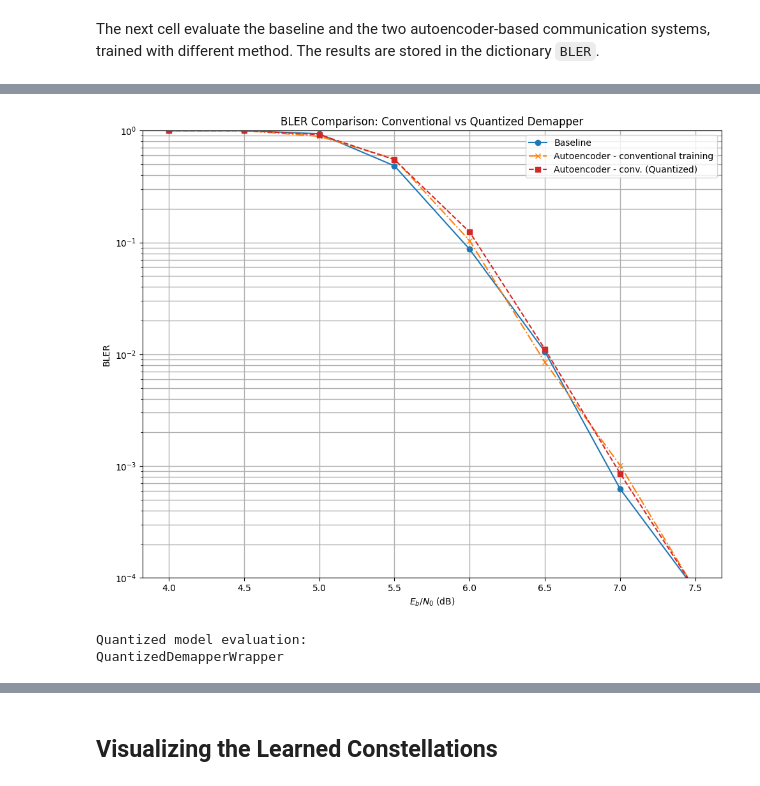
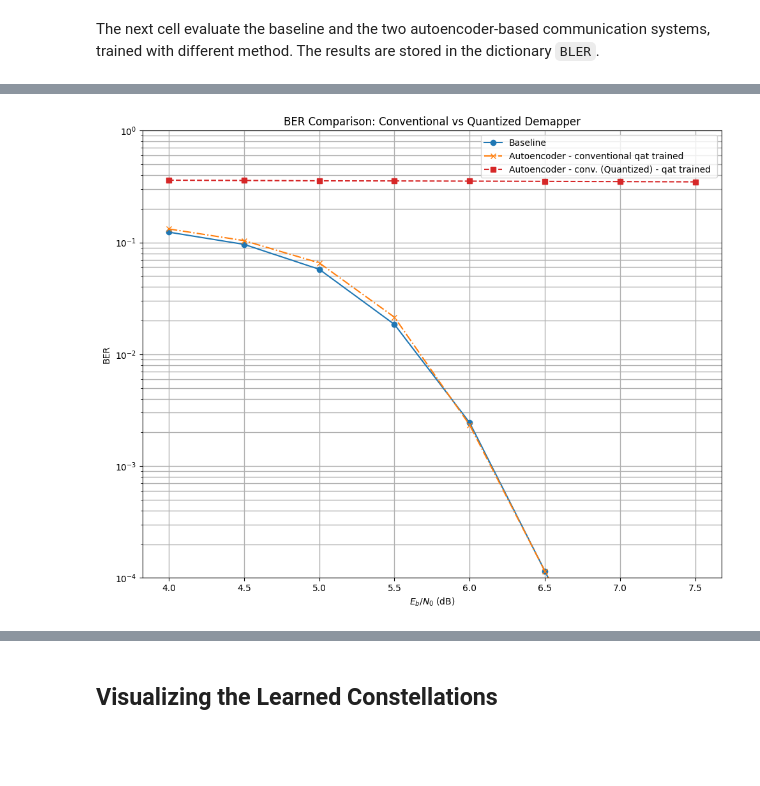
Before and after one commit to Joboreh97/demo-repo, a Jupyter notebook: tutorials/phy/Autoencoder_QAT_tflite_method_functionalstyle_demapper.ipynb, the cells around one changed output, grey strips where cells are left out. Saved outputs shown, nothing was run; the diff lists cells and outputs as text; code cells hidden in the pictures; blank space fills up the shorter version.

```diff
--- a/tutorials/phy/Autoencoder_QAT_tflite_method_functionalstyle_demapper.ipynb
+++ b/tutorials/phy/Autoencoder_QAT_tflite_method_functionalstyle_demapper.ipynb
@@ -432,5 +476,5 @@ load_weights(model_temp, model_weights_path_qat)
 # %%
-qat_demapper_model.set_weights(model_temp._demapper.get_weights())
+# stripped_model.set_weights(model_temp._demapper.get_weights())
 # %%
 import tensorflow as tf
 
@@ -840,32 +877,29 @@ in user code:
 # %%
 plt.figure(figsize=(10, 8))
 
 # Baseline (e.g., QAM)
 plt.semilogy(ebno_dbs, BER['baseline'], 'o-', color='C0', label='Baseline')
 
 # Autoencoder (conventional training)
-plt.semilogy(ebno_dbs, BER['autoencoder-conv'], 'x-.', color='C1', label='Autoencoder - conventional training-trained const')
+plt.semilogy(ebno_dbs, BER['autoencoder-conv'], 'x-.', color='C1', label='Autoencoder - conventional qat trained ')
 
 # Autoencoder (quantized demapper)
-plt.semilogy(ebno_dbs, BER['autoencoder-quantized'], 's--', color='C3', label='Autoencoder - conv. (Quantized) - trained const')
+plt.semilogy(ebno_dbs, BER['autoencoder-quantized'], 's--', color='C3', label='Autoencoder - conv. (Quantized) - qat trained ')
 
 plt.xlabel(r"$E_b/N_0$ (dB)")
 plt.ylabel("BER")
 plt.title("BER Comparison: Conventional vs Quantized Demapper")
 plt.grid(True, which="both", linewidth=1.0)
 plt.ylim((1e-4, 1.0))
 plt.legend()
 plt.tight_layout()
 plt.show()
 # %% [output]
-[figure, old version]
+[figure, new version]
 # %%
 print("Quantized model evaluation:")
 for layer in model_quantized.layers:
     print(layer.__class__.__name__)
-# %% [output]
-Quantized model evaluation:
-QuantizedDemapperWrapper
 # %%
 # plt.figure(figsize=(10,8))
 # # Baseline - Perfect CSI
```
Also changed, not shown: parts of 9 cells of this notebook.
